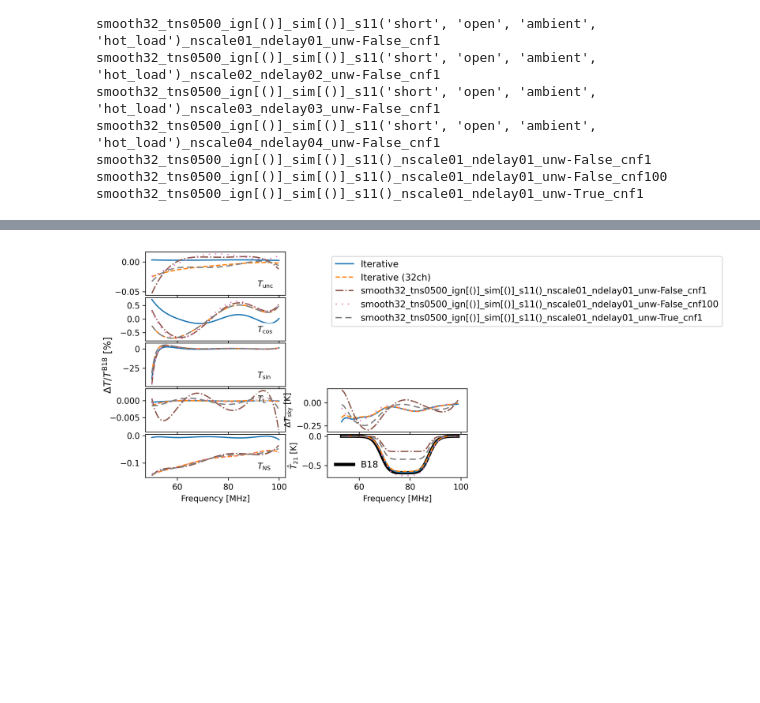
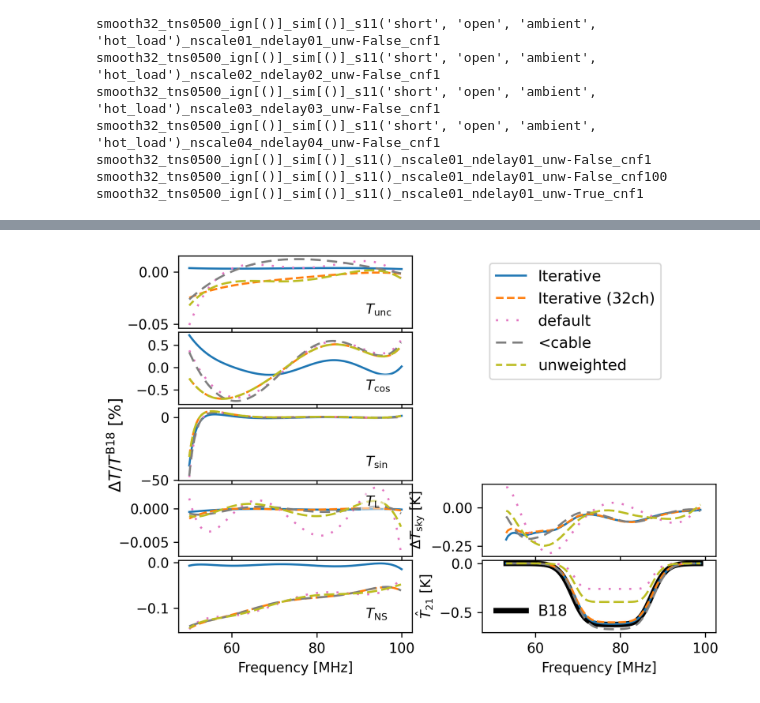
Before and after one commit to edges-collab/bayesian-calibration, a Jupyter notebook: alan-precal.ipynb, the cells around one changed output, grey strips where cells are left out. Drawn from its saved outputs; the diff is of its cells as text; code cells hidden in the pictures; blank space fills up the shorter version.

```diff
--- a/alan-precal.ipynb
+++ b/alan-precal.ipynb
@@ -90,3 +106,5 @@ for name, res in cal_lk_res.items():
+# %%
+mean_recals = get_recals(meanx)
 # %%
 def get_slf(recal):
     linlog5 = mdl.LinLog(n_terms=5)
@@ -103,17 +121,33 @@ def get_features(recal):
 p = Pool(16)
 # %%
 # Don't change this, it's finnicky with multiprocessing.
-features = dict(zip(recals.keys(), list(p.map(get_features, list(recals.values())))))
-slfs = {name: get_slf(recal) for name, recal in recals.items()}
+map_features = dict(zip(map_recals.keys(), list(p.map(get_features, list(map_recals.values())))))
+map_slfs = {name: get_slf(recal) for name, recal in map_recals.items()}
+# %%
+# Don't change this, it's finnicky with multiprocessing.
+mean_features = dict(zip(mean_recals.keys(), list(p.map(get_features, list(mean_recals.values())))))
+mean_slfs = {name: get_slf(recal) for name, recal in mean_recals.items()}
 # %%
-def plot_cal_params(filt):
+def plot_cal_params(filt, pt_est='map', labelmaker=lambda lbl, p: lbl):
     fig, ax = plt.subplots(5, 2, sharex=True, figsize=(nutl.double_width, 1.5*nutl.single_width), gridspec_kw={'hspace': 0.05, 'wspace': 0.3})
+
 
     plt.rcParams['axes.labelsize'] = 10
     plt.rcParams['xtick.labelsize'] = 10
     plt.rcParams['ytick.labelsize'] = 10
 
     ignore = []
+
+    if pt_est == 'map':
+        recals = map_recals
+        curves= map_curves
+        features = map_features
+        slfs = map_slfs
+    elif pt_est == 'mean':
+        recals = mean_recals
+        curves = mean_curves
+        features = mean_features
+        slfs = mean_slfs
 
     linestyles = ['-', '--', ':', '-.'] + [
          (0, (1, 4)),
@@ -171,9 +205,11 @@ def plot_cal_params(filt):
 
         all_curves = (('Iterative', v), ("Iterative (32ch)", v32)) + tuple(curves.items())
         for j, (lbl, crv) in enumerate(all_curves):
-            if filt(lbl):
+            p = params.get(lbl, {})
+            if filt(lbl, p):
                 continue
 
+            label = labelmaker(lbl, p)
             if isinstance(crv, dict):
                 m = crv[name]
             else:
@@ -188,12 +224,14 @@ def plot_cal_params(filt):
                 a = alans
                 f = freq.copy()
 
-            ax[i, 0].plot(f, 100*(m - a)/a, label=lbl, ls=linestyles[j%len(linestyles)], color=f'C{j%10}')
+            ax[i, 0].plot(f, 100*(m - a)/a, label=label, ls=linestyles[j%len(linestyles)], color=f'C{j%10}')
 
     linlog5 = mdl.LinLog(n_terms=5)
 
     for i, (name, recal) in enumerate(recals.items()):
-        if filt(name):
+        p = params.get(name, {})
+
+        if filt(name, p):
             continue
 
         color = 'k' if not i else f"C{(i-1)%10}"
@@ -224,7 +262,7 @@ def plot_cal_params(filt):
 
     fig.supylabel(r"$\Delta T / T^{\rm B18}$ [%]")
 # %%
-plot_cal_params(lambda lbl: 'short' in lbl)
+plot_cal_params(lambda lbl, p: p.get('s11_sys', False), labelmaker=lambda lbl, p: lbl if not p else ('unweighted' if p['unweighted'] else '<cable' if p['cable_noise_factor']>1 else "default"))
 # %% [output]
-[figure, old version]
+[figure, new version]
 # %%
```
Also changed, not shown: parts of 20 cells of this notebook, 3 other files.
